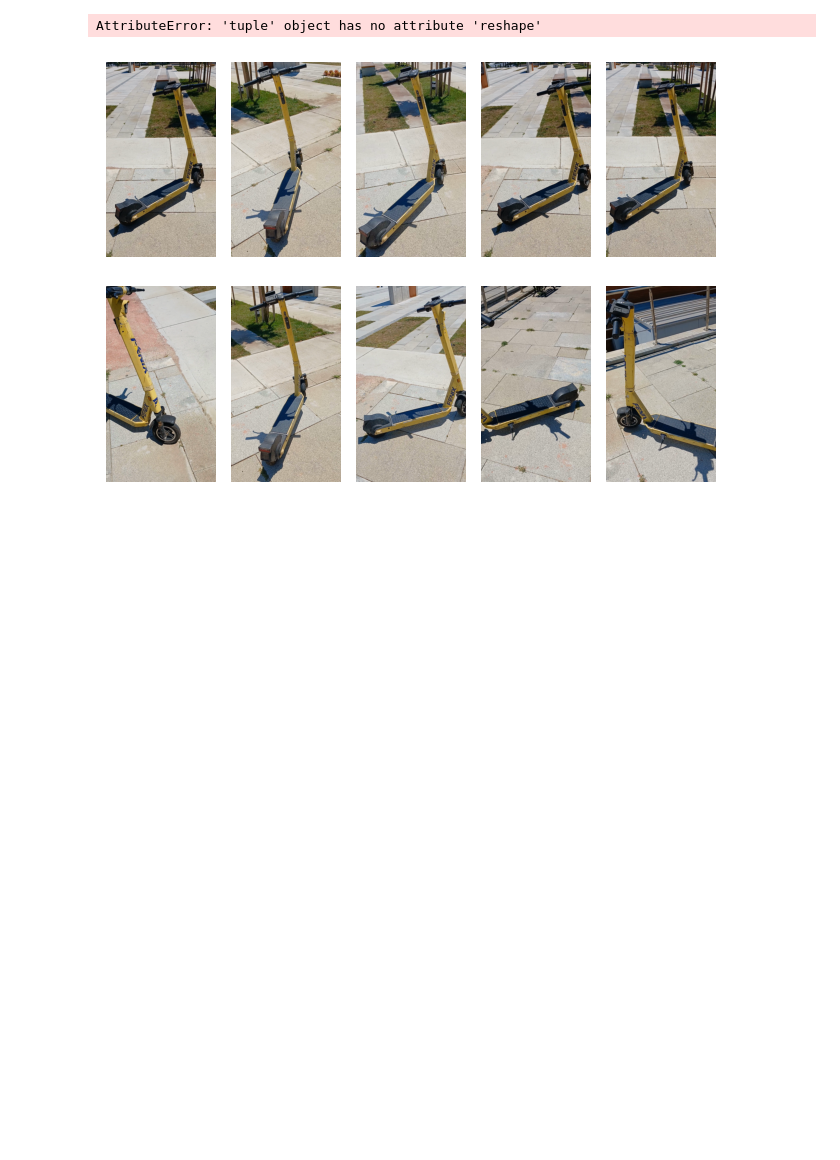
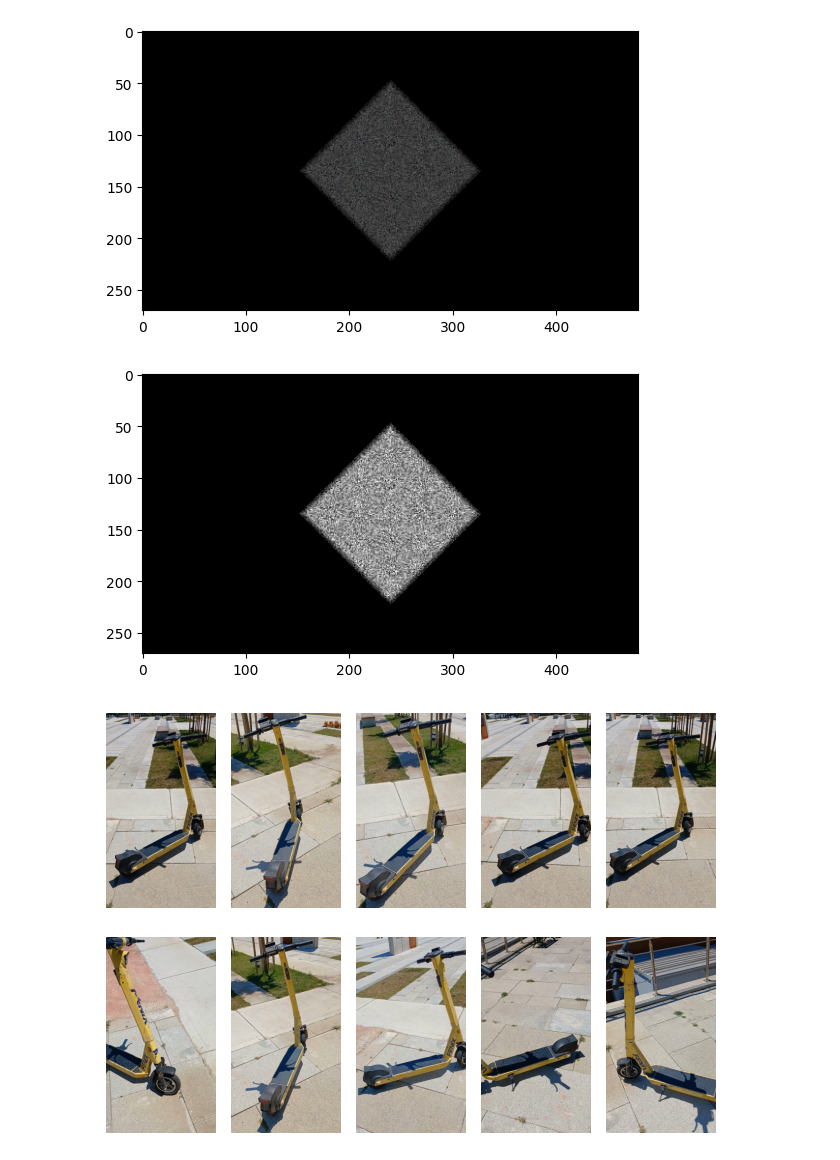
Before and after one commit to Assaciry/nerfacito, a Jupyter notebook: notebook_2_voxel.ipynb, the cells around one changed output. Cells and saved outputs as stored; diff of their text form; code cells hidden in the pictures; blank space fills up the shorter version.

```diff
--- a/notebook_2_voxel.ipynb
+++ b/notebook_2_voxel.ipynb
@@ -19,15 +18,22 @@ from Nerfacito.Model import Voxels
 # %%
 model = Voxels(scale=0.1)
 ro,rd = initialize_rays(270,480, 1200,1200)
 H = euler_to_rotation_matrix([45,0,0])
 H = create_homogeneous_matrix(H)
 H[2,3] = 1
 ro,rd = apply_camera_transformation(ro,rd,torch.Tensor(H))
-img = rendering([model],ro,rd)
+img,alpha = rendering([model],ro,rd)
 
+plt.figure()
 plt.imshow(img.reshape(270,480,-1).detach().numpy())
+plt.show()
+
+plt.figure()
+plt.imshow(alpha.reshape(270,480,-1).detach().numpy(),cmap="gray")
+plt.show()
 # %% [output]
-AttributeError: 'tuple' object has no attribute 'reshape'
+[figure, added]
+[figure, added]
 # %%
 from tqdm import tqdm
 from torch.utils.tensorboard import SummaryWriter
```
Also changed, not shown: parts of 2 cells of this notebook, 3 other files.
